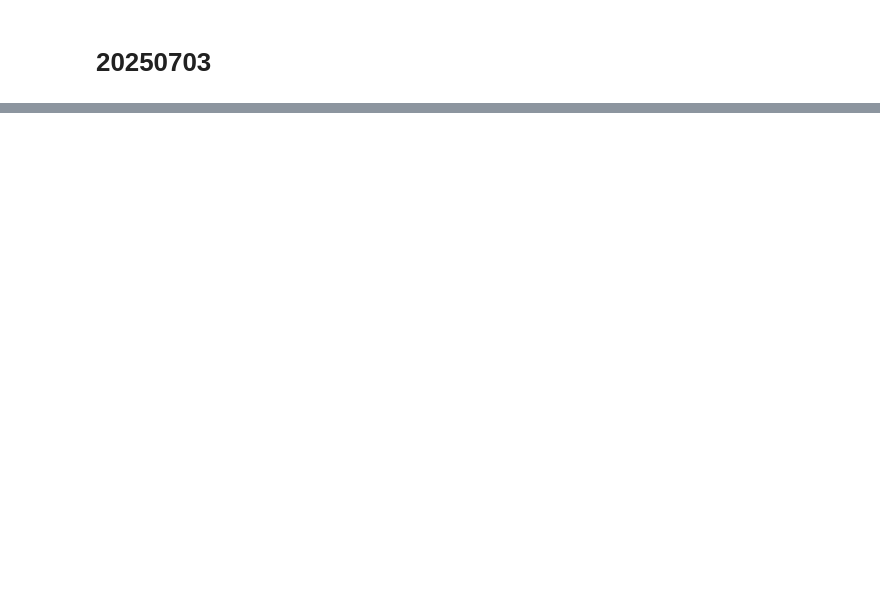
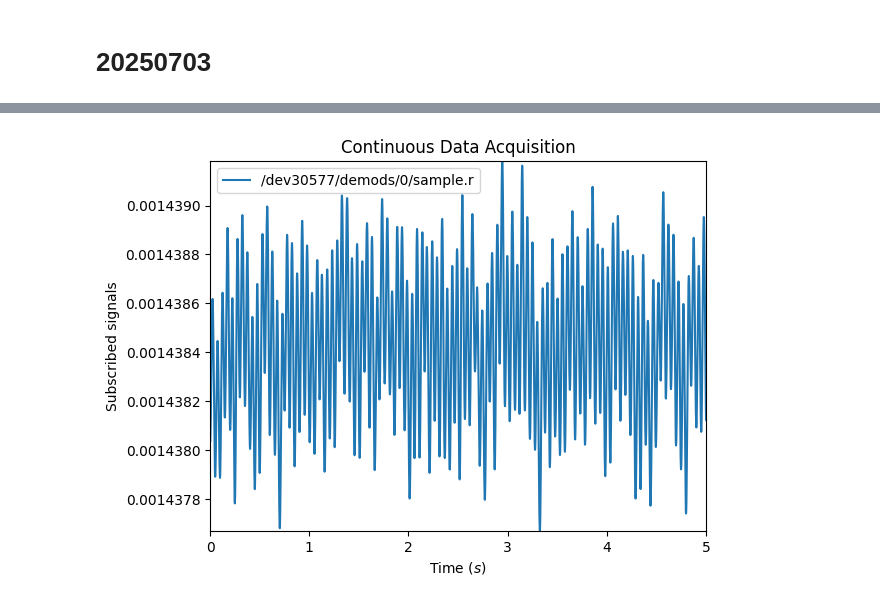
Before and after one commit to 44hsiang/SET, a Jupyter notebook: ZI_MFLI.ipynb, the cells around one changed output, grey strips where cells are left out. Cells and saved outputs as stored; diff of their text form; code cells hidden in the pictures; blank space fills up the shorter version.

```diff
--- a/ZI_MFLI.ipynb
+++ b/ZI_MFLI.ipynb
@@ -203,0 +428,10 @@ plt.plot(sweep_frequency, np.array(R), marker='o')
+# %%
+demod_path = f"/{DEVICE_ID}/demods/0/sample"
+signal_paths = []
+signal_paths.append(demod_path + ".r")
+# %%
+total_duration = 5 # Time in seconds for the aquisition.
+module_sampling_rate = 30000  # Number of points/second.
+burst_duration = 0.2  # Time in seconds for each data burst/segment.
+num_cols = int(np.ceil(module_sampling_rate * burst_duration))
+num_bursts = int(np.ceil(total_duration / burst_duration))
@@ -203,0 +447,6 @@ plt.plot(sweep_frequency, np.array(R), marker='o')
+# %%
+data = {}
+for signal_path in signal_paths:
+    print("Subscribing to ", signal_path)
+    daq.subscribe(signal_path)
+    data[signal_path] = []
@@ -203,0 +455,70 @@ plt.plot(sweep_frequency, np.array(R), marker='o')
+# %%
+import time
+do_plot = True
+
+clockbase = device.clockbase()
+if do_plot:
+    timestamp0 = None
+    max_value = None
+    min_value = None
+    fig, axis = plt.subplots()
+    axis.set_xlabel("Time ($s$)")
+    axis.set_ylabel("Subscribed signals")
+    axis.set_xlim([0, total_duration])
+    lines = [axis.plot([], [], label=path)[0] for path in signal_paths]
+    axis.legend()
+    axis.set_title("Continuous Data Acquisition")
+    plt.ion()
+
+
+def process_data(raw_data):
+    global timestamp0, lines, max_value, min_value
+    for i, signal_path in enumerate(signal_paths):
+        # Loop over all the bursts for the subscribed signal. More than
+        # one burst may be returned at a time, in particular if we call
+        # read() less frequently than the burst_duration.
+        for signal_burst in raw_data.get(signal_path.lower(), []):
+            # Convert from device ticks to time in seconds.
+            # value = signal_burst["value"][0, :]
+            value = signal_burst[1][0]
+            #data_try['/dev30577/demods/0/sample.x'][0].value[0]
+            data[signal_path].append(value)
+            if do_plot:
+                max_value = max(max_value, max(value)) if max_value else max(value)
+                min_value = min(min_value, min(value)) if min_value else min(value)
+                axis.set_ylim(min_value, max_value)
+                timestamp0 = (
+                    timestamp0 if timestamp0 else signal_burst[0]['createdtimestamp']
+                )
+                t = (signal_burst[0]['changedtimestamp'] - timestamp0) / clockbase
+                lines[i].set_data(
+                    np.concatenate((lines[i].get_xdata(), t+signal_burst[2]), axis=0),
+                    np.concatenate((lines[i].get_ydata(), value), axis=0),
+                )
+    if do_plot:
+        fig.canvas.draw()
+    return lines
+
+# Start recording data.
+daq.execute()
+# Record data in a loop with timeout.
+timeout = 1.5 * total_duration
+start = time.time()
+
+while not daq.finished():
+    t0_loop = time.time()
+    if time.time() - start > timeout:
+        raise Exception(
+            f"Timeout after {timeout} s - recording not complete."
+            "Are the streaming nodes enabled?"
+            "Has a valid signal_path been specified?"
+        )
+    raw_data = daq.read()
+    process_data(raw_data)
+
+    time.sleep(max(0, burst_duration - (time.time() - t0_loop)))
+# There may be new data between the last read() and calling finished().
+raw_data = daq.read()
+result = process_data(raw_data)
+# %% [output]
+[figure, added]
```
Also changed, not shown: parts of 31 cells of this notebook, 1 other file.
